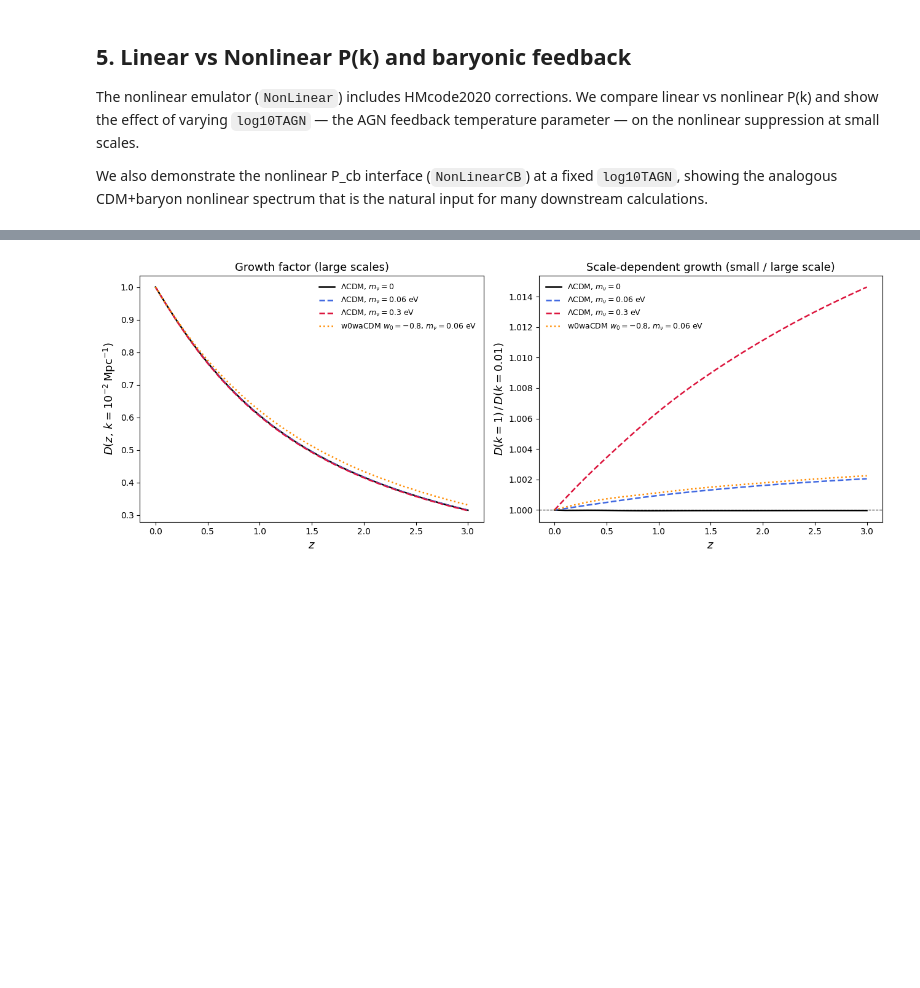
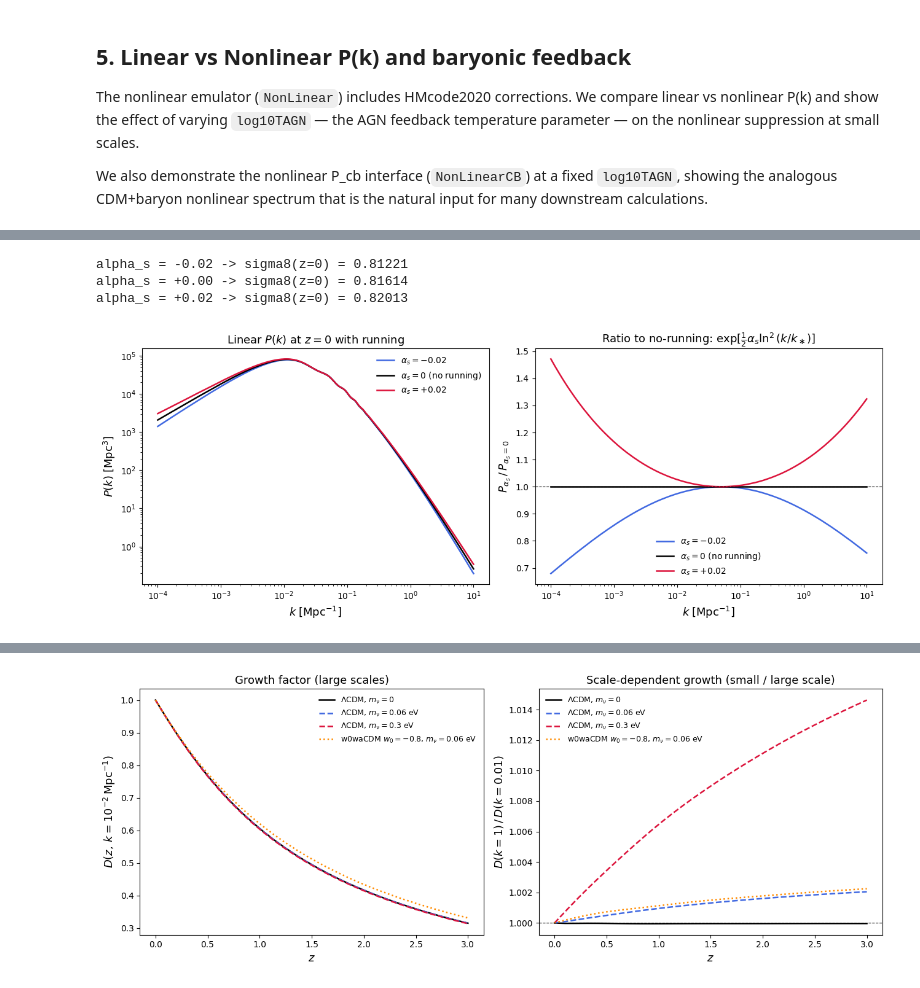
Before and after one commit to cloe-org/playground, a Jupyter notebook: tutorials/cosmology/cosmopower_jax_cosmology.ipynb, the cells around one changed output, grey strips where cells are left out. Drawn from its saved outputs; the diff is of its cells as text; code cells hidden in the pictures; blank space fills up the shorter version.

```diff
--- a/tutorials/cosmology/cosmopower_jax_cosmology.ipynb
+++ b/tutorials/cosmology/cosmopower_jax_cosmology.ipynb
@@ -344,0 +425,40 @@ Downloading lcdm-1mass-cb-nonlinear.npz from https://zenodo.org/records/19678842
+# %%
+z_run = np.array([0.0, 1.0])
+alpha_s_values = [-0.02, 0.0, 0.02]
+colors_run = {-0.02: 'royalblue', 0.0: 'black', 0.02: 'crimson'}
+
+# reference: no running
+bg_run0  = CAMBBackground(**{**cosmo, 'alpha_s': 0.0})
+lin_run0 = CosmoPowerJAXLCDMRunningIndexPerturbations.Linear(background=bg_run0, redshifts=z_run)
+pk_run0  = np.squeeze(lin_run0.matter_power_spectrum(0.0, ks))
+
+fig, axes = plt.subplots(1, 2, figsize=(13, 5))
+
+for a_s in alpha_s_values:
+    bg_run  = CAMBBackground(**{**cosmo, 'alpha_s': a_s})
+    lin_run = CosmoPowerJAXLCDMRunningIndexPerturbations.Linear(background=bg_run, redshifts=z_run)
+    pk_run  = np.squeeze(lin_run.matter_power_spectrum(0.0, ks))
+
+    lab = rf'$\alpha_s={a_s:+.2f}$' if a_s else r'$\alpha_s=0$ (no running)'
+    axes[0].loglog(ks, pk_run, color=colors_run[a_s], lw=1.8, label=lab)
+    axes[1].semilogx(ks, pk_run / pk_run0, color=colors_run[a_s], lw=1.8, label=lab)
+    print(f"alpha_s = {a_s:+.2f} -> sigma8(z=0) = {lin_run.sigma8[0]:.5f}")
+
+axes[0].set_xlabel(r'$k\;[\mathrm{Mpc}^{-1}]$', fontsize=13)
+axes[0].set_ylabel(r'$P(k)\;[\mathrm{Mpc}^3]$', fontsize=13)
+axes[0].set_title(r'Linear $P(k)$ at $z=0$ with running', fontsize=13)
+axes[0].legend(fontsize=10, frameon=False)
+
+axes[1].axhline(1, color='k', lw=0.8, ls='--')
+axes[1].set_xlabel(r'$k\;[\mathrm{Mpc}^{-1}]$', fontsize=13)
+axes[1].set_ylabel(r'$P_{\alpha_s}\,/\,P_{\alpha_s=0}$', fontsize=13)
+axes[1].set_title(r'Ratio to no-running: $\exp[\frac{1}{2}\alpha_s\ln^2(k/k_\ast)]$', fontsize=13)
+axes[1].legend(fontsize=10, frameon=False)
+
+plt.tight_layout()
+plt.show()
+# %% [output]
+alpha_s = -0.02 -> sigma8(z=0) = 0.81221
+alpha_s = +0.00 -> sigma8(z=0) = 0.81614
+alpha_s = +0.02 -> sigma8(z=0) = 0.82013
+[figure, added]
```
Also changed, not shown: parts of 16 cells of this notebook.
